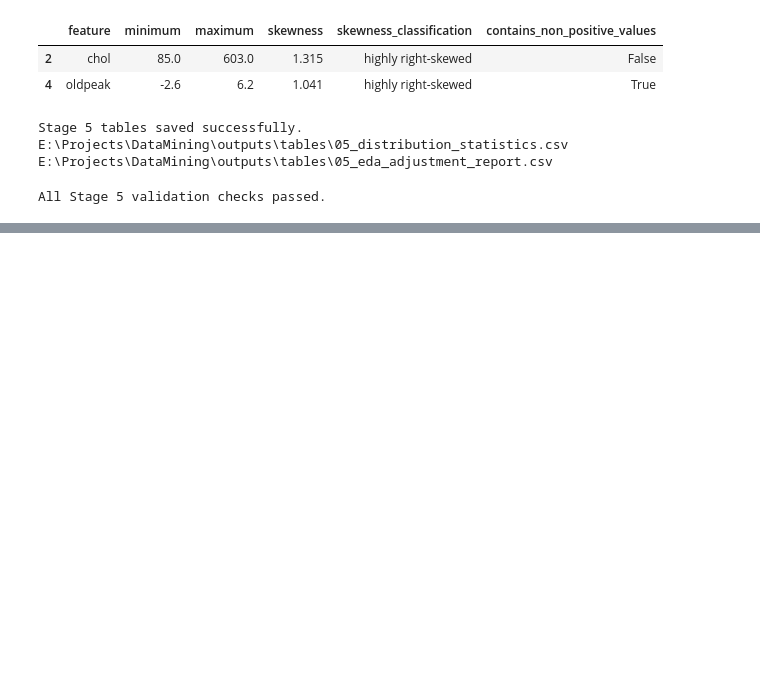
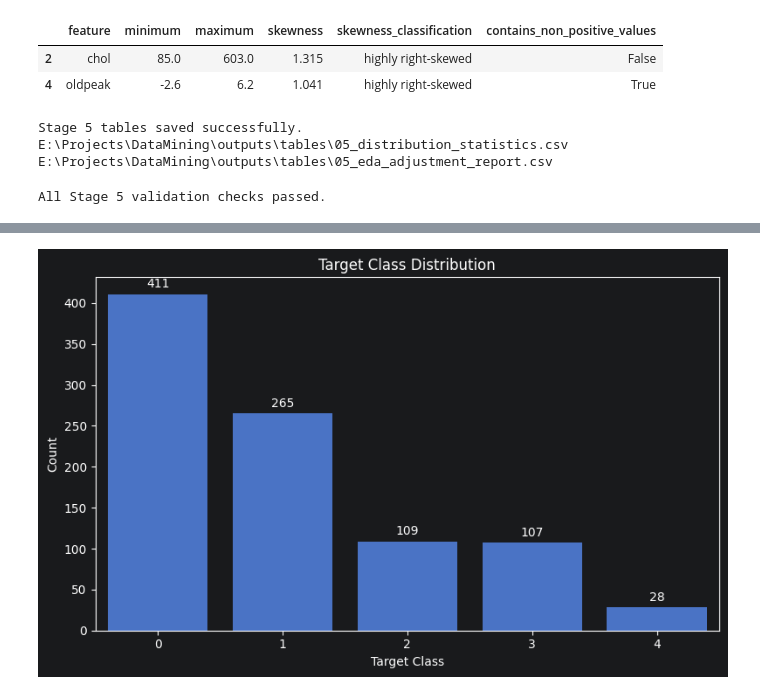
Before and after one commit to AmirhosseinKhadivi/DataMining-Course-Project, a Jupyter notebook: notebooks/02_exploratory_data_analysis.ipynb, the cells around one changed output, grey strips where cells are left out. Saved outputs shown, nothing was run; the diff lists cells and outputs as text; code cells hidden in the pictures; blank space fills up the shorter version.

```diff
--- a/notebooks/02_exploratory_data_analysis.ipynb
+++ b/notebooks/02_exploratory_data_analysis.ipynb
@@ -484,0 +807,20 @@ All Stage 5 validation checks passed.
+# %%
+target_distribution = (
+    df_raw[TARGET_COLUMN]
+    .value_counts(dropna=False)
+    .sort_index()
+    .rename_axis("target_class")
+    .reset_index(name="count")
+)
+
+
+target_distribution["percent"] = (
+    target_distribution["count"]
+    / len(df_raw)
+    * 100
+)
+
+
+display(
+    target_distribution.round(2)
+)
@@ -484,0 +895,34 @@ All Stage 5 validation checks passed.
+# %%
+plt.figure(figsize=(8, 5))
+
+axis = sns.barplot(
+    data=target_distribution,
+    x="target_class",
+    y="count",
+)
+
+axis.bar_label(
+    axis.containers[0],
+    padding=3,
+)
+
+plt.title("Target Class Distribution")
+plt.xlabel("Target Class")
+plt.ylabel("Count")
+plt.tight_layout()
+
+target_figure_path = (
+    FIGURES_DIR
+    / "06_target_distribution.png"
+)
+
+plt.savefig(
+    target_figure_path,
+    dpi=200,
+    bbox_inches="tight",
+)
+
+plt.show()
+plt.close()
+# %% [output]
+[figure, added]
```
Also changed, not shown: parts of 13 cells of this notebook, 17 other files.
